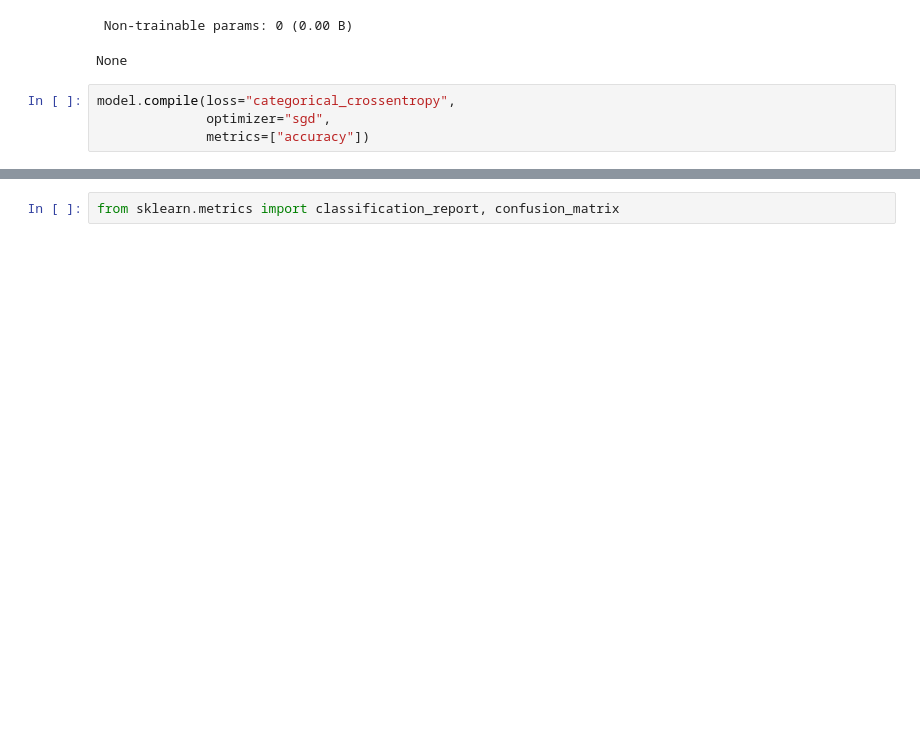
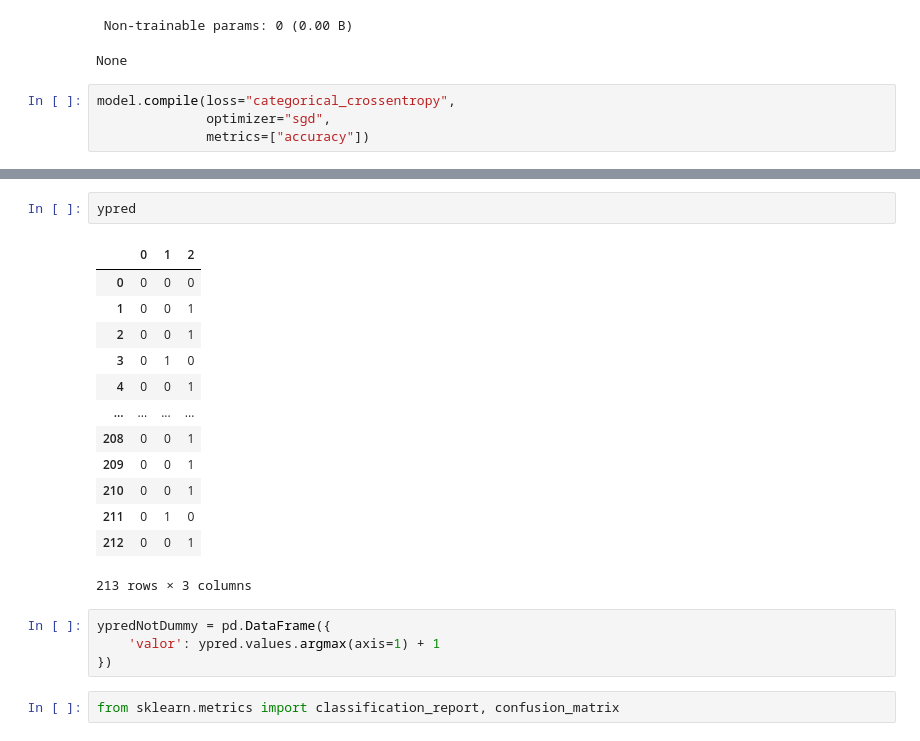
Before and after one commit to RodrigoZonzin/machine_learning_ufsj, a Jupyter notebook: tp1/models/RedeNeural.ipynb, the cells around one changed output, grey strips where cells are left out. Cells and saved outputs as stored; diff of their text form; blank space fills up the shorter version.

```diff
--- a/tp1/models/RedeNeural.ipynb
+++ b/tp1/models/RedeNeural.ipynb
@@ -94,3 +113,23 @@ ypred = model.predict(Xtest)
+# %%
+ypred
+# %% [output]
+|  | 0 | 1 | 2 |
+| 0 | 0 | 0 | 0 |
+| 1 | 0 | 0 | 1 |
+| 2 | 0 | 0 | 1 |
+| 3 | 0 | 1 | 0 |
+| 4 | 0 | 0 | 1 |
+| ... | ... | ... | ... |
+| 208 | 0 | 0 | 1 |
+| 209 | 0 | 0 | 1 |
+| 210 | 0 | 0 | 1 |
+| 211 | 0 | 1 | 0 |
+| 212 | 0 | 0 | 1 |
+213 rows × 3 columns
+# %%
+ypredNotDummy = pd.DataFrame({
+    'valor': ypred.values.argmax(axis=1) + 1
+})
 # %%
 from sklearn.metrics import classification_report, confusion_matrix
 # %%
```
Also changed, not shown: parts of 11 cells of this notebook, 17 other files.
